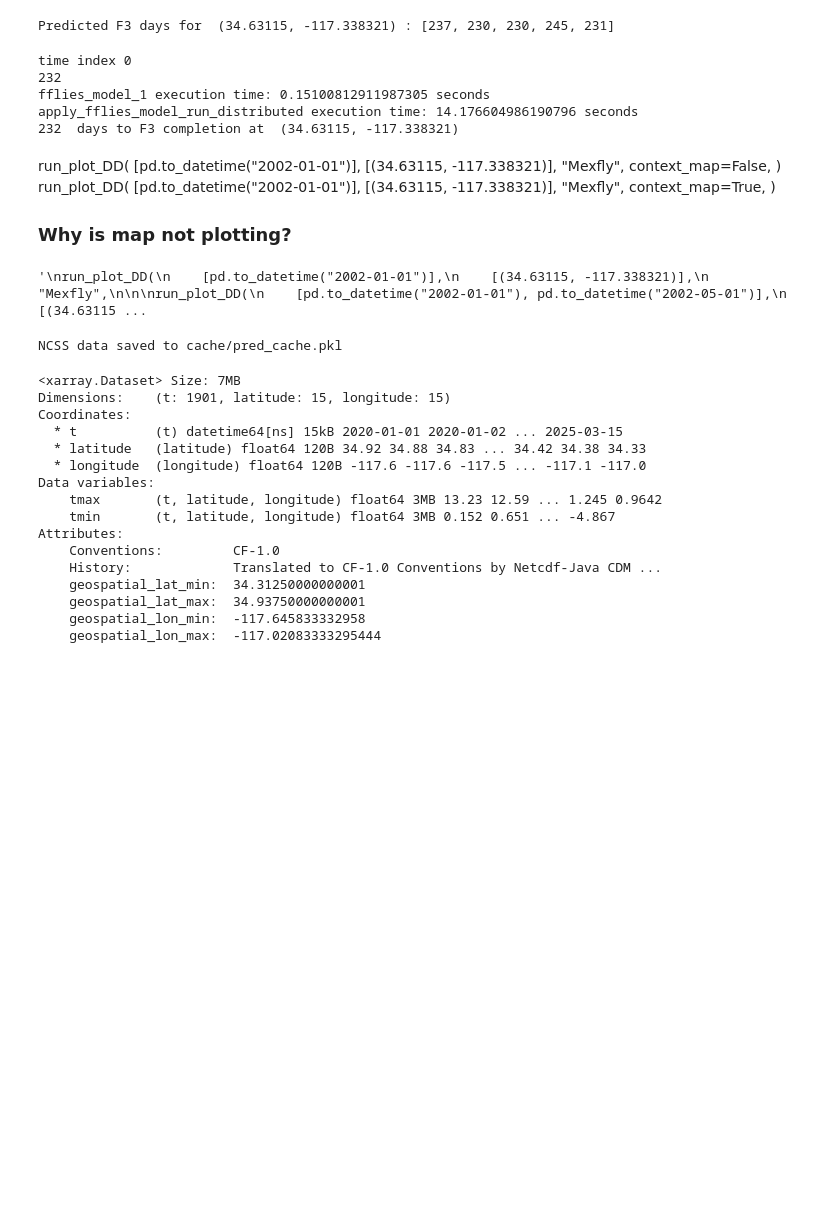
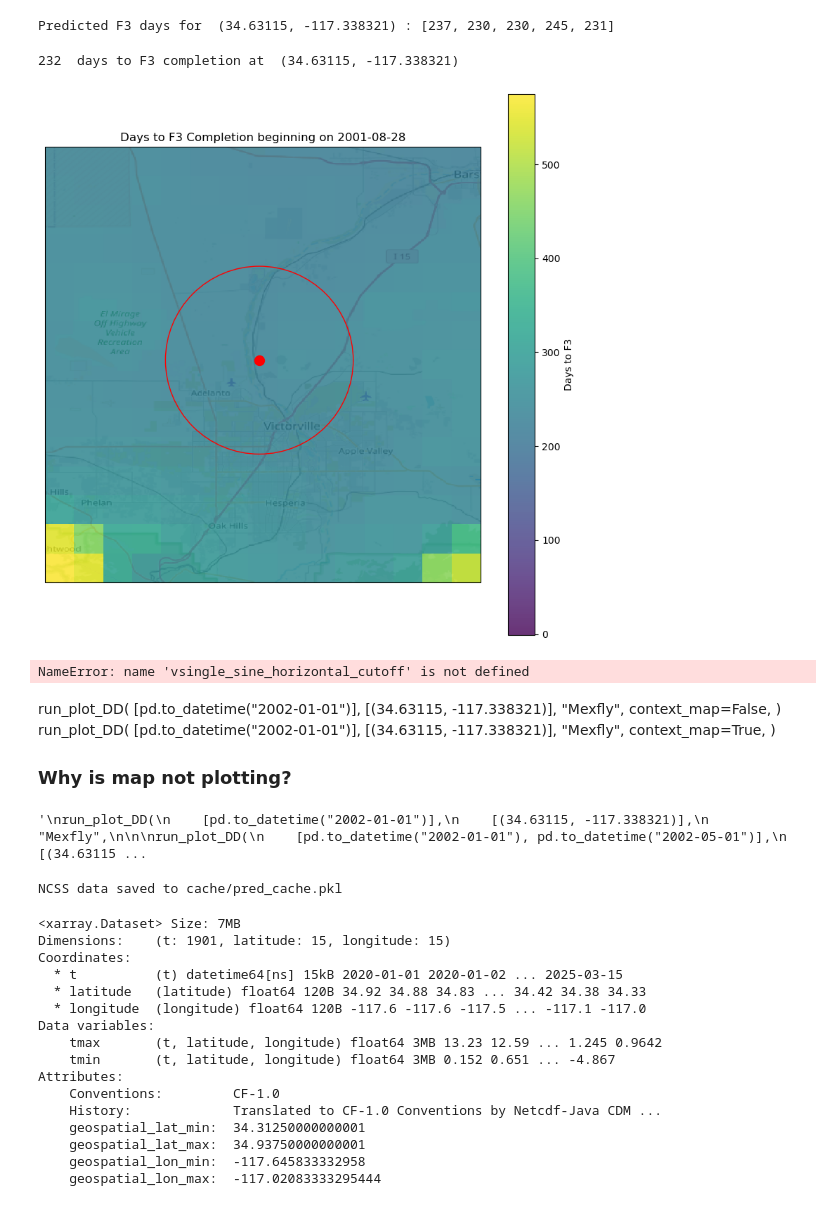
Before and after one commit to ThomWorm/FruitFlyPheno, a Jupyter notebook: notebooks/process_and_plot_dev.ipynb, the cells around one changed output. Cells and saved outputs as stored; diff of their text form; code cells hidden in the pictures; blank space fills up the shorter version.

```diff
--- a/notebooks/process_and_plot_dev.ipynb
+++ b/notebooks/process_and_plot_dev.ipynb
@@ -518,6 +502,7 @@ def run_plot_DD(
     historical_data_buffer=400,
     cache_path=os.path.join(data_path, "cache/pred_cache.pkl"),
     context_map=False,
+    save_output=False,
     all_historical=None,
     force_prediction=False,
 ):
@@ -534,7 +519,14 @@ def run_plot_DD(
         Name of the species to model.
     days_of_data : int
         Number of days of data to fetch - usually 180-200 is sufficient
-
+    historical_data_buffer : int
+        Number of days to buffer historical data for model run.
+    cache_path : str
+        Path to cache file for storing fetched data.
+    context_map : bool
+        If True, generates a context map for a single point.
+    save_output : bool
+        If True, saves the output data to a tiff file.
     Returns:
     -------
     matplotlib.figure.Figure
@@ -589,17 +581,22 @@ def run_plot_DD(
 # %%
 run_plot_DD(
     [pd.to_datetime("2002-01-01")],
     [(34.63115, -117.338321)],
     "Mexfly",
-    context_map=False,
+    context_map=True,
     cache_path=os.path.join(data_path, "cache/cache.pkl"),
 )
 # %% [output]
-time index 0
-232
-fflies_model_1 execution time: 0.15100812911987305 seconds
-apply_fflies_model_run_distributed execution time: 14.176604986190796 seconds
 232  days to F3 completion at  (34.63115, -117.338321)
+[figure, added]
+# %%
+run_plot_DD(
+    [pd.to_datetime("2002-01-01")],
+    [(34.63115, -117.338321)],
+    "Mexfly",
+)
+# %% [output]
+NameError: name 'vsingle_sine_horizontal_cutoff' is not defined
 # %% [markdown]
 run_plot_DD(
     [pd.to_datetime("2002-01-01")],
```
Also changed, not shown: parts of 7 cells of this notebook, 32 other files.
